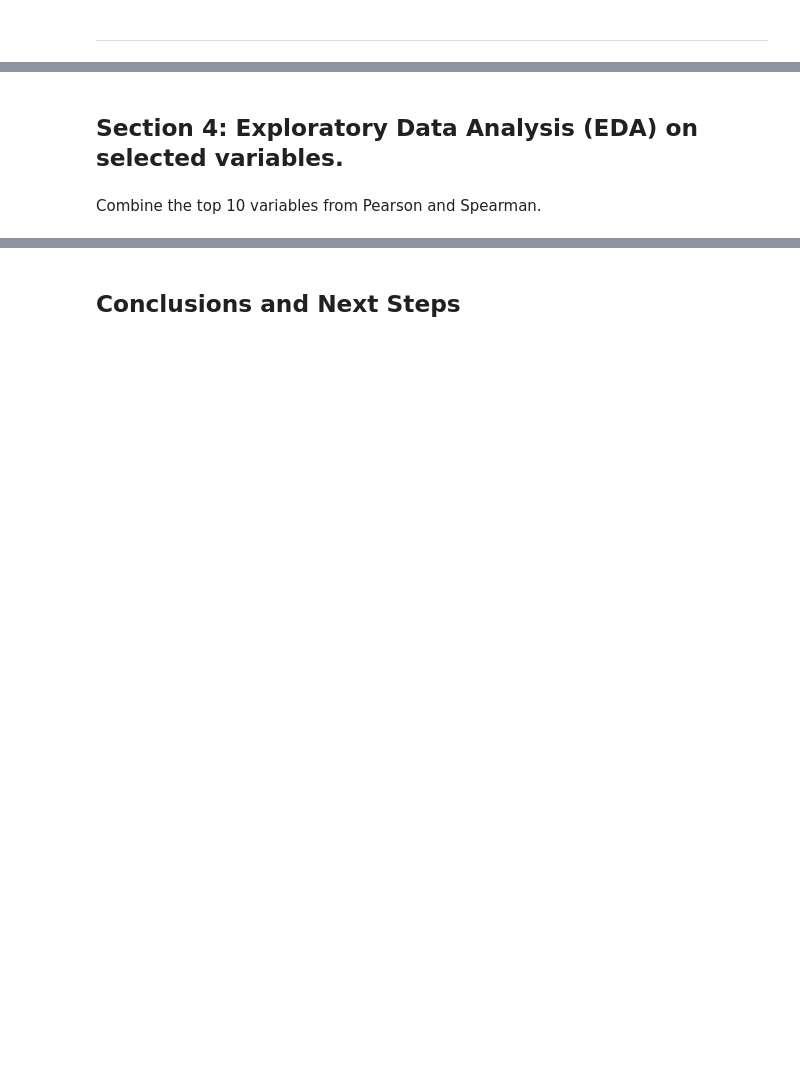
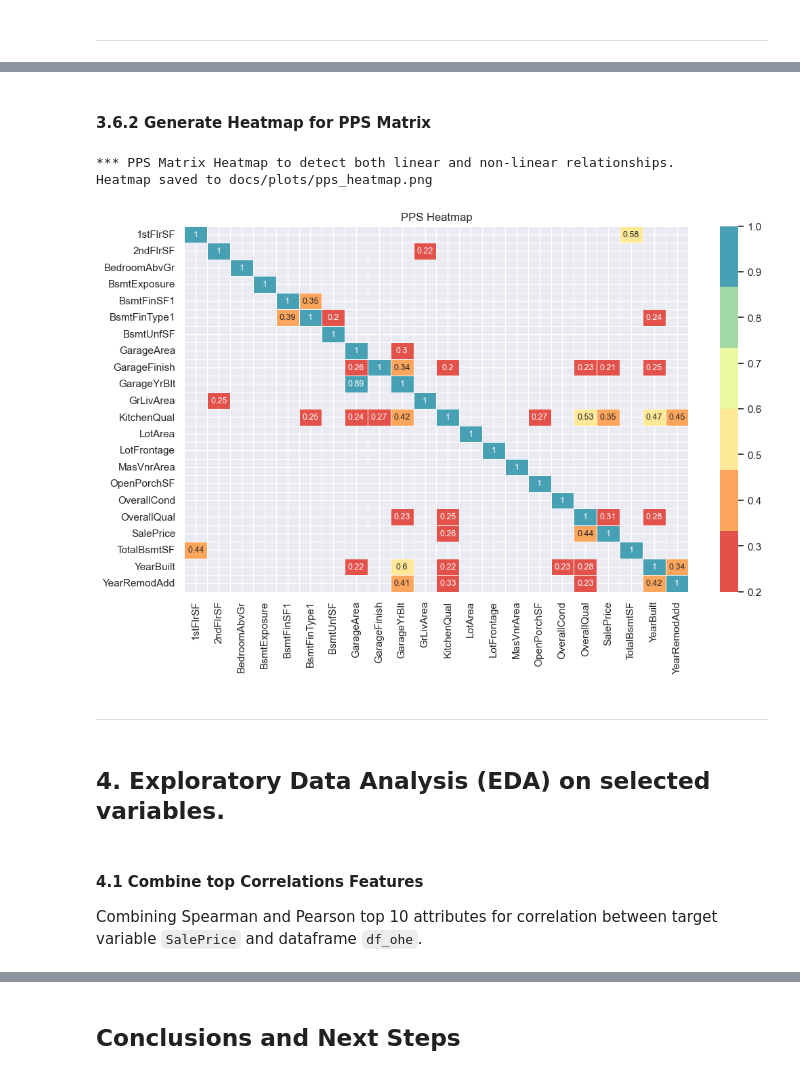
Before and after one commit to NatashaRy/house-price-predictor, a Jupyter notebook: jupyter_notebooks/03-CorrelationStudy.ipynb, the cells around one changed output, grey strips where cells are left out. Drawn from its saved outputs; the diff is of its cells as text; code cells hidden in the pictures; blank space fills up the shorter version.

```diff
--- a/jupyter_notebooks/03-CorrelationStudy.ipynb
+++ b/jupyter_notebooks/03-CorrelationStudy.ipynb
@@ -257,5 +344,25 @@ pps_heatmap(
+# %% [markdown]
+#### 3.6.2 Generate Heatmap for PPS Matrix
+# %%
+# Generate PPS heatmap
+pps_heatmap(
+    df=pps_matrix,
+    threshold=0.2,
+    figsize=(12, 7),
+    font_size=9,
+    title="PPS Heatmap",
+    save_path="docs/plots/pps_heatmap.png"
+)
+# %% [output]
+*** PPS Matrix Heatmap to detect both linear and non-linear relationships.
+Heatmap saved to docs/plots/pps_heatmap.png
+[figure, added]
+# %% [markdown]
+---
 # %% [markdown]
-## Section 4: Exploratory Data Analysis (EDA) on selected variables.
+## 4. Exploratory Data Analysis (EDA) on selected variables.
-# %% [markdown]
-Combine the top 10 variables from Pearson and Spearman.
+# %% [markdown]
+#### 4.1 Combine top Correlations Features
+
+Combining Spearman and Pearson top 10 attributes for correlation between target variable `SalePrice` and  dataframe `df_ohe`.
 # %%
```
Also changed, not shown: parts of 74 cells of this notebook, 21 other files.
